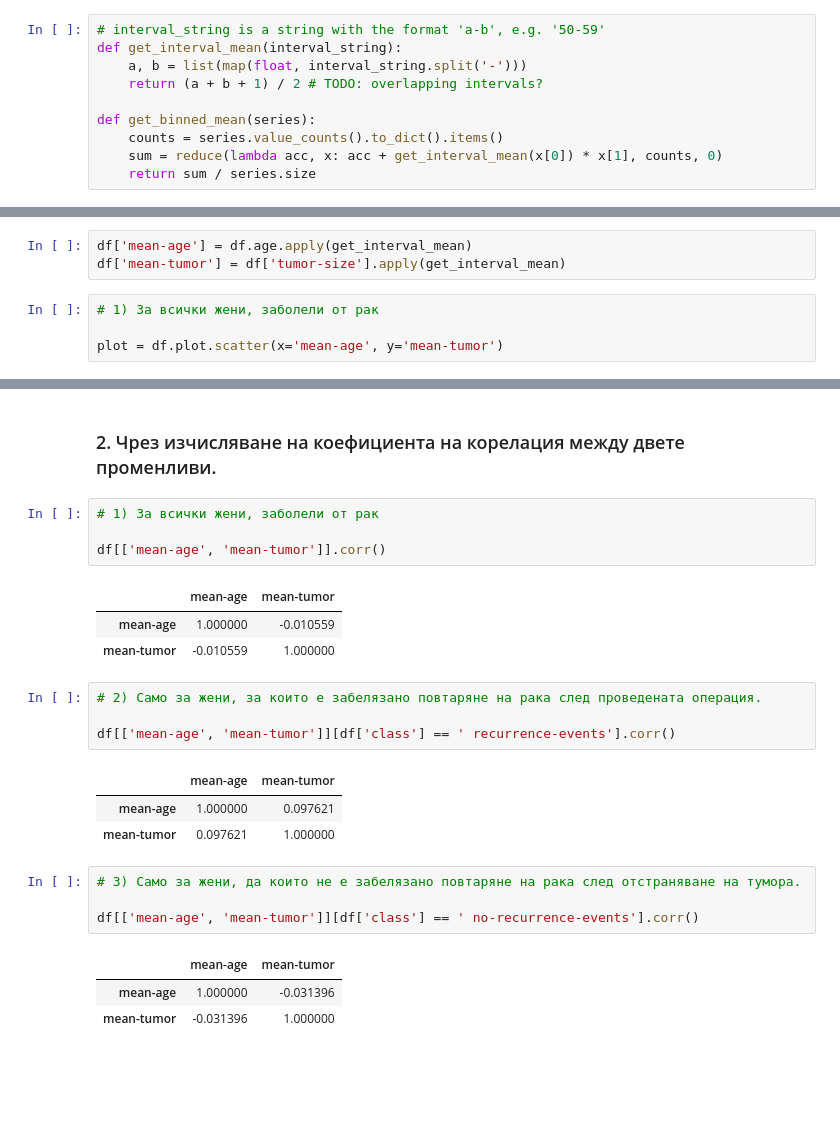
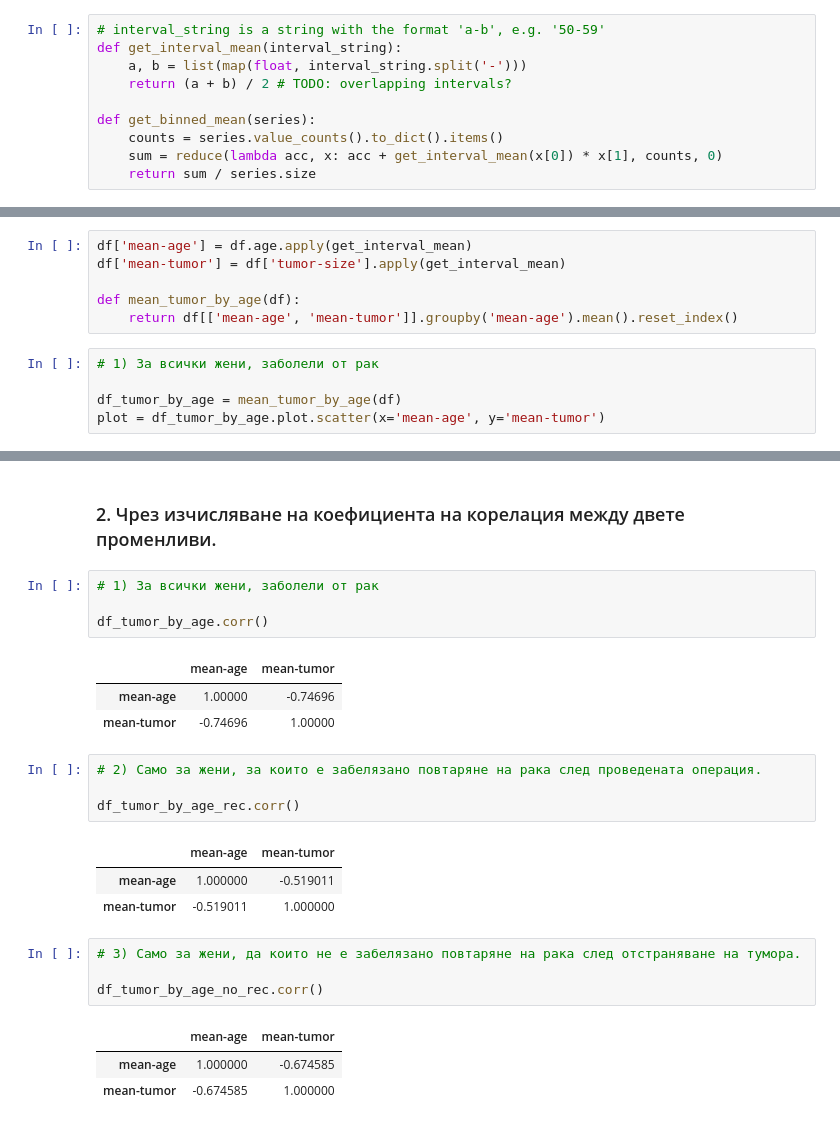
Before and after one commit to antonpetkoff/learning, a Jupyter notebook: data-mining/mini-project/analysis.ipynb, the cells around one changed output, grey strips where cells are left out. Cells and saved outputs as stored; diff of their text form; blank space fills up the shorter version.

```diff
--- a/data-mining/mini-project/analysis.ipynb
+++ b/data-mining/mini-project/analysis.ipynb
@@ -46,7 +46,7 @@ df.head()
 # interval_string is a string with the format 'a-b', e.g. '50-59'
 def get_interval_mean(interval_string):
     a, b = list(map(float, interval_string.split('-')))
-    return (a + b + 1) / 2 # TODO: overlapping intervals?
+    return (a + b) / 2 # TODO: overlapping intervals?
 
 def get_binned_mean(series):
     counts = series.value_counts().to_dict().items()
@@ -307,8 +309,12 @@ plot = ax.bxp([
 # %%
 df['mean-age'] = df.age.apply(get_interval_mean)
 df['mean-tumor'] = df['tumor-size'].apply(get_interval_mean)
+
+def mean_tumor_by_age(df):
+    return df[['mean-age', 'mean-tumor']].groupby('mean-age').mean().reset_index()
 # %%
 # 1) За всички жени, заболели от рак
 
-plot = df.plot.scatter(x='mean-age', y='mean-tumor')
+df_tumor_by_age = mean_tumor_by_age(df)
+plot = df_tumor_by_age.plot.scatter(x='mean-age', y='mean-tumor')
 # %% [output]
@@ -336,24 +344,24 @@ plot = df[df['class'] == ' no-recurrence-events'].plot.scatter(x='mean-age', y='
 # %%
 # 1) За всички жени, заболели от рак
 
-df[['mean-age', 'mean-tumor']].corr()
+df_tumor_by_age.corr()
 # %% [output]
 |  | mean-age | mean-tumor |
-| mean-age | 1.000000 | -0.010559 |
-| mean-tumor | -0.010559 | 1.000000 |
+| mean-age | 1.00000 | -0.74696 |
+| mean-tumor | -0.74696 | 1.00000 |
 # %%
 # 2) Само за жени, за които е забелязано повтаряне на рака след проведената операция.
 
-df[['mean-age', 'mean-tumor']][df['class'] == ' recurrence-events'].corr()
+df_tumor_by_age_rec.corr()
 # %% [output]
 |  | mean-age | mean-tumor |
-| mean-age | 1.000000 | 0.097621 |
-| mean-tumor | 0.097621 | 1.000000 |
+| mean-age | 1.000000 | -0.519011 |
+| mean-tumor | -0.519011 | 1.000000 |
 # %%
 # 3) Само за жени, да които не е забелязано повтаряне на рака след отстраняване на тумора.
 
-df[['mean-age', 'mean-tumor']][df['class'] == ' no-recurrence-events'].corr()
+df_tumor_by_age_no_rec.corr()
 # %% [output]
 |  | mean-age | mean-tumor |
-| mean-age | 1.000000 | -0.031396 |
-| mean-tumor | -0.031396 | 1.000000 |
+| mean-age | 1.000000 | -0.674585 |
+| mean-tumor | -0.674585 | 1.000000 |
```
Also changed, not shown: parts of 12 cells of this notebook.
